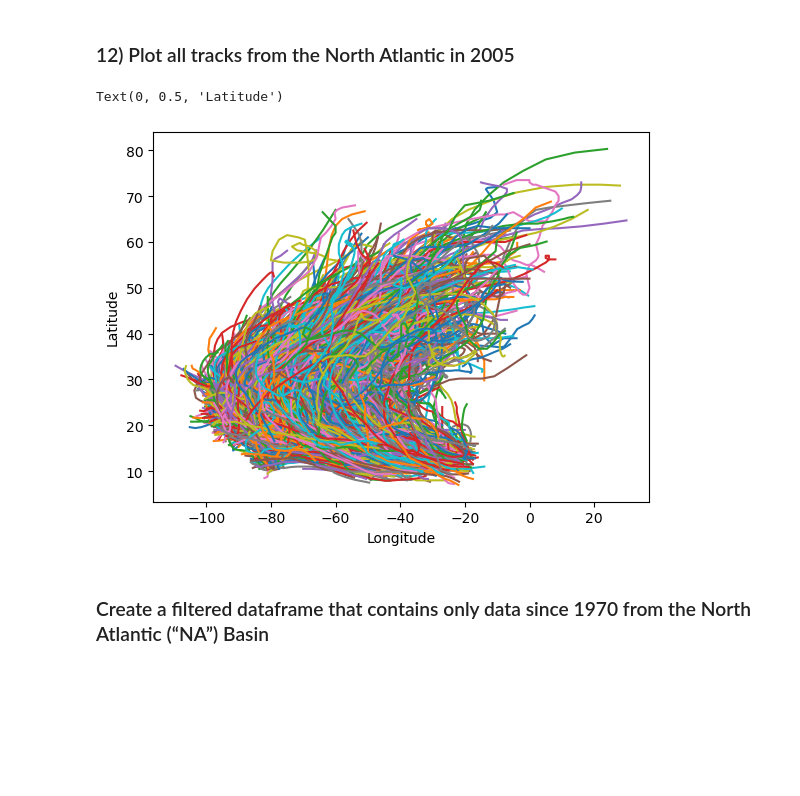
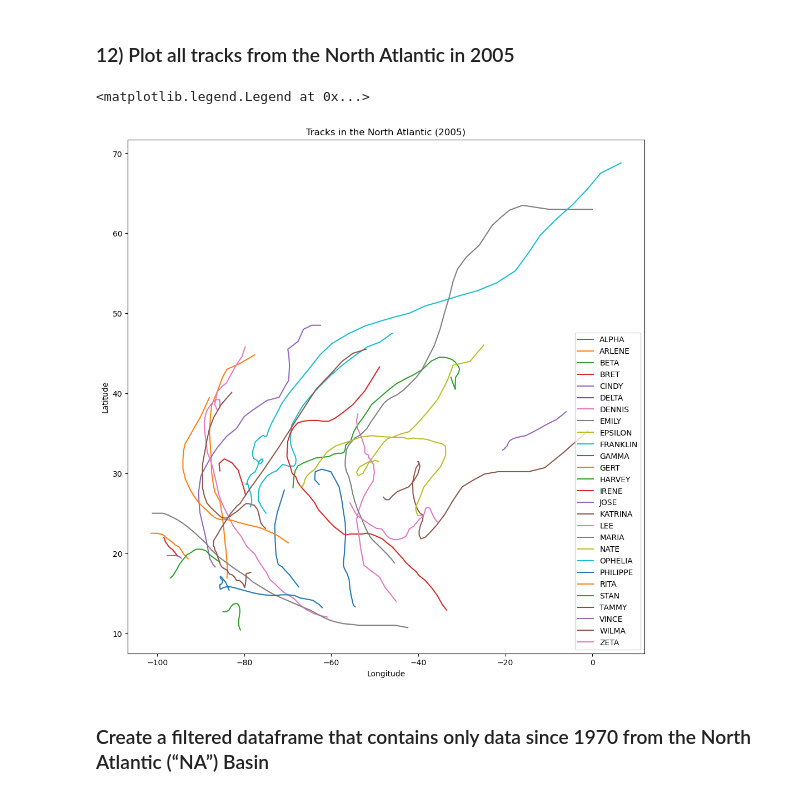
Before and after one commit to wjdaniel/GR6901-EESC, a Jupyter notebook: Assignment_6/Assignment_6_answers.ipynb, the cells around one changed output. Drawn from its saved outputs; the diff is of its cells as text; code cells hidden in the pictures; blank space fills up the shorter version.

```diff
--- a/Assignment_6/Assignment_6_answers.ipynb
+++ b/Assignment_6/Assignment_6_answers.ipynb
@@ -174,16 +174,21 @@ Text(0, 0.5, 'Number of Datapoints')
 # %%
 basinsort=timeidx.groupby('BASIN')
 NAbasin=basinsort.get_group('NA')
-NAbasinSID=NAbasin.groupby('SID')
+NAbasin05=NAbasin.groupby('SEASON')
+NAbasin05=NAbasin05.get_group(2005)
+NAbasinSID=NAbasin05.groupby('NAME')
 
+plt.subplots(figsize=(12,12))
 for grpidx, grp in NAbasinSID:
-    plt.plot(grp['LON'],grp['LAT'])
+    plt.plot(grp['LON'],grp['LAT'],label=grpidx)
 
 plt.xlabel('Longitude')
 plt.ylabel('Latitude')
+plt.title('Tracks in the North Atlantic (2005)')
+plt.legend()
 # %% [output]
-Text(0, 0.5, 'Latitude')
+<matplotlib.legend.Legend at 0x...>
-[figure, old version]
+[figure, new version]
 # %% [markdown]
 ### Create a filtered dataframe that contains only data since 1970 from the North Atlantic (“NA”) Basin
 # %%
```
Also changed, not shown: parts of 4 cells of this notebook.
